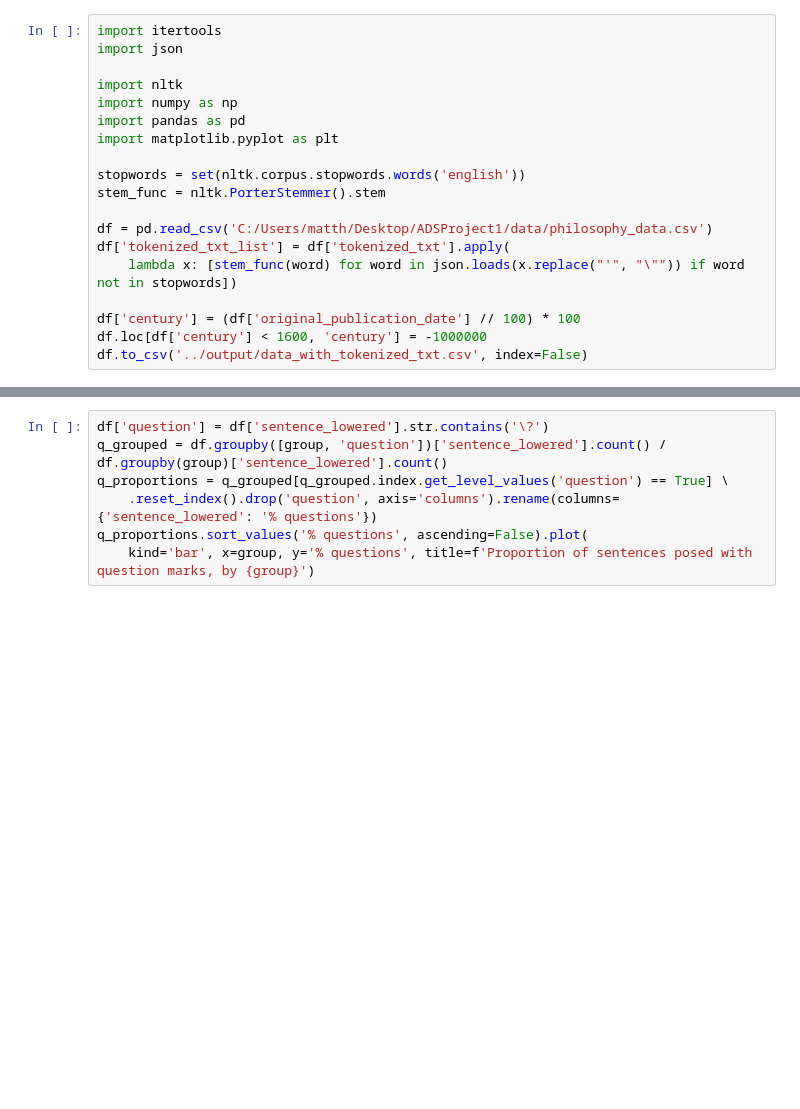
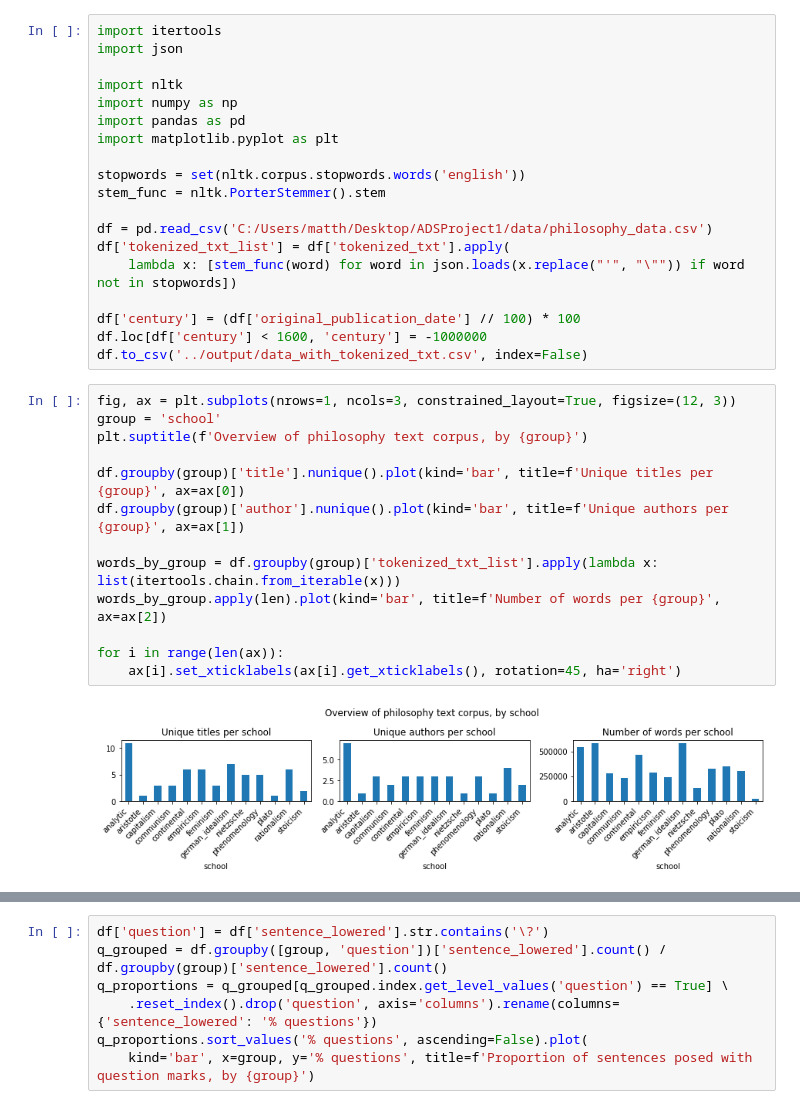
Before and after one commit to matthewpark319/ADSProject1, a Jupyter notebook: doc/Untitled.ipynb, the cells around one changed output, grey strips where cells are left out. Cells and saved outputs as stored; diff of their text form; blank space fills up the shorter version.

```diff
--- a/doc/Untitled.ipynb
+++ b/doc/Untitled.ipynb
@@ -17,5 +17,20 @@ df['tokenized_txt_list'] = df['tokenized_txt'].apply(
 df['century'] = (df['original_publication_date'] // 100) * 100
 df.loc[df['century'] < 1600, 'century'] = -1000000
 df.to_csv('../output/data_with_tokenized_txt.csv', index=False)
+# %%
+fig, ax = plt.subplots(nrows=1, ncols=3, constrained_layout=True, figsize=(12, 3))
+group = 'school'
+plt.suptitle(f'Overview of philosophy text corpus, by {group}')
+
+df.groupby(group)['title'].nunique().plot(kind='bar', title=f'Unique titles per {group}', ax=ax[0])
+df.groupby(group)['author'].nunique().plot(kind='bar', title=f'Unique authors per {group}', ax=ax[1])
+
+words_by_group = df.groupby(group)['tokenized_txt_list'].apply(lambda x: list(itertools.chain.from_iterable(x)))
+words_by_group.apply(len).plot(kind='bar', title=f'Number of words per {group}', ax=ax[2])
+
+for i in range(len(ax)):
+    ax[i].set_xticklabels(ax[i].get_xticklabels(), rotation=45, ha='right')
+# %% [output]
+[figure, added]
 # %%
 fig, ax = plt.subplots(nrows=1, ncols=3, constrained_layout=True, figsize=(10, 3))
```
Also changed, not shown: parts of 5 cells of this notebook.
